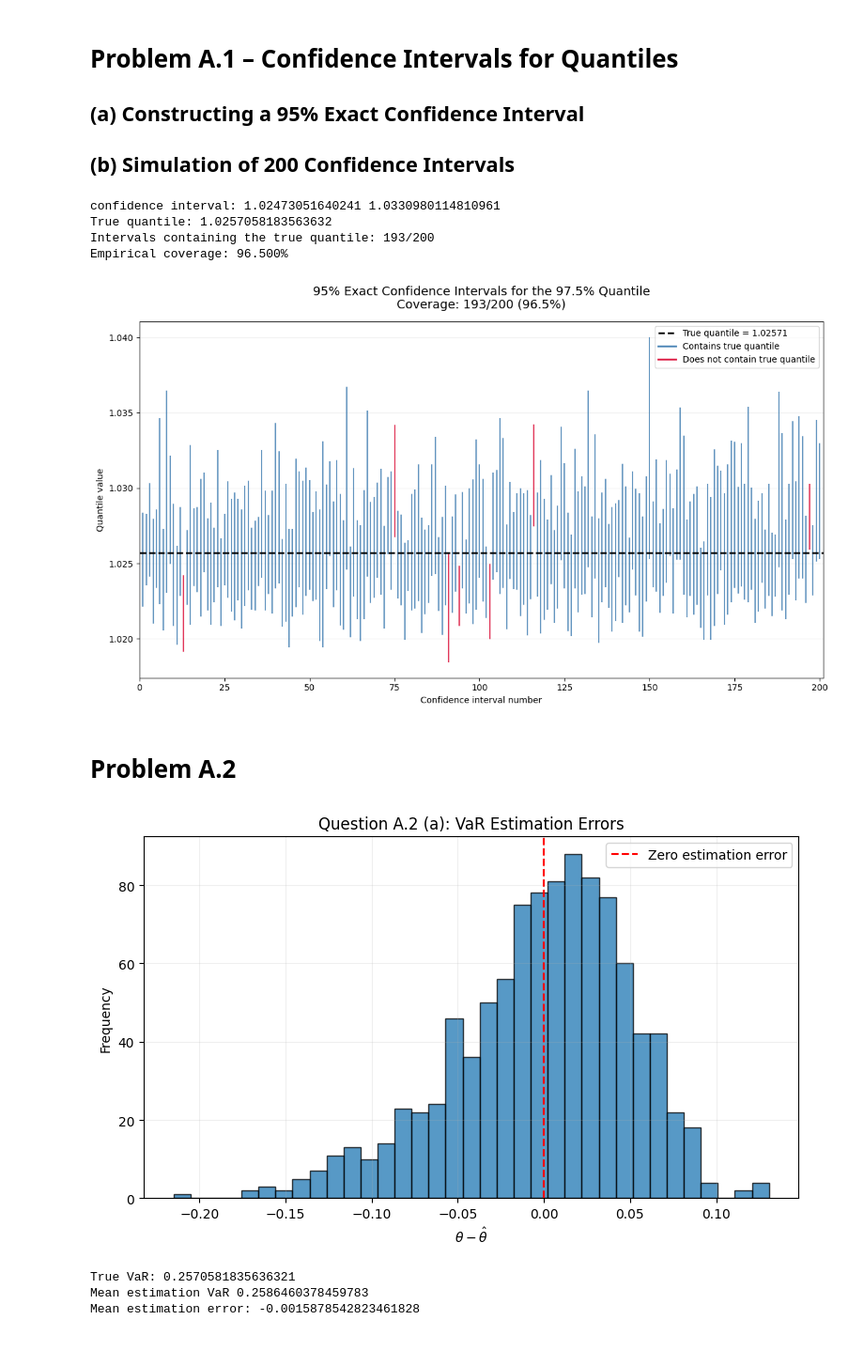
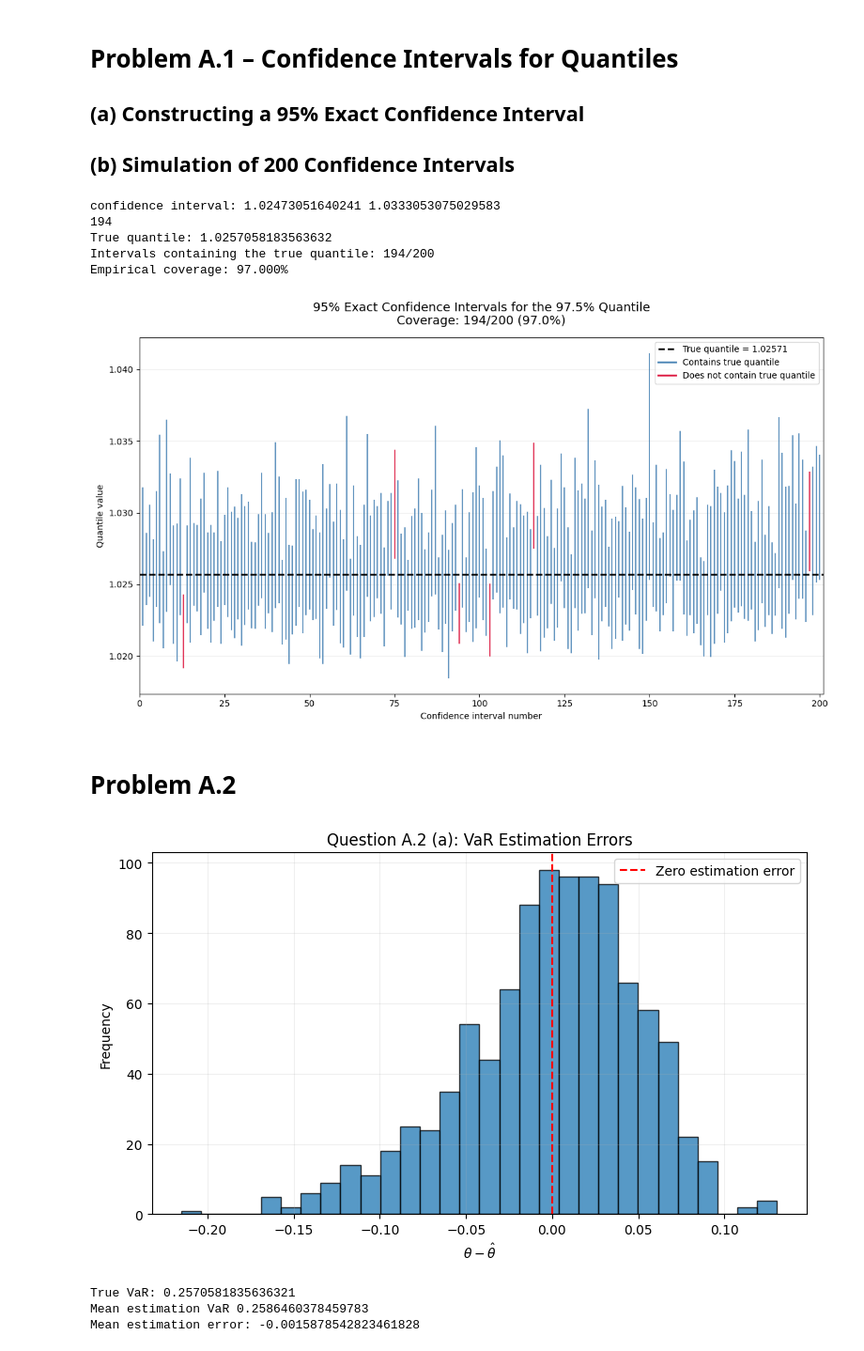
Before and after one commit to tom-fritzdorf/Risk-managment, a Jupyter notebook: Projekt1_Tom.ipynb, the cells around one changed output. Shown at 94% size. Drawn from its saved outputs; the diff is of its cells as text; code cells hidden in the pictures.

```diff
--- a/Projekt1_Tom.ipynb
+++ b/Projekt1_Tom.ipynb
@@ -26,7 +26,9 @@ q = 0.95
 np.random.seed(37)
 
 theta_true = t.ppf(p, df=nu, loc=mu, scale=sigma)
-
+#Find the smallest index y where P(Y>y) > a
+j1 = n - int(binom.ppf( (1+q)/2, n, 1-p ))
+j2 = n - int(binom.ppf( (1-q)/2, n, 1-p )) + 1
 
 def confint(k):
     x_lower_list = []
@@ -35,13 +37,8 @@ def confint(k):
         x_samples = t.rvs(df=nu, loc=mu, scale=sigma, size=n)
         x_sorted = np.sort(x_samples)
 
-        #Find the smallest index y where P(Y>y) > a
-        j1 = n - int(binom.ppf( (1+q)/2, n, 1-p ))
-        j2 = n - int(binom.ppf( (1-q)/2, n, 1-p ))
-
         x_lower_list.append(x_sorted[j1-1])
         x_upper_list.append(x_sorted[j2-1])
-
 
     return x_lower_list, x_upper_list
 
@@ -63,7 +60,8 @@ for c in contains:
         count += 1
     else:
         pass
-
+count1 = sum(contains)
+print(count1)
 print(f"True quantile: {theta_true}")
 print(f"Intervals containing the true quantile: {count}/{k}")
 print(f"Empirical coverage: {count/k:.3%}")
@@ -107,11 +105,12 @@ ax.legend(loc="best")
 plt.tight_layout()
 plt.show()
 # %% [output]
-confidence interval: 1.02473051640241 1.0330980114810961
+confidence interval: 1.02473051640241 1.0333053075029583
+194
 True quantile: 1.0257058183563632
-Intervals containing the true quantile: 193/200
-Empirical coverage: 96.500%
+Intervals containing the true quantile: 194/200
+Empirical coverage: 97.000%
-[figure, old version]
+[figure, new version]
 # %% [markdown]
 # Problem A.2
 # %%
@@ -133,35 +132,35 @@ theta_true = -V0 * (t.ppf(a, df=nu, loc=mu, scale=sigma) - 1)
 error_list = []
 estimate_list = []
 for i in range(N):
 
     R = t.rvs(df=nu, loc=mu, scale=sigma, size=n)
 
     X = V0 * (R - 1)
     L = -X
     theta_est = np.quantile(L, p, method = "inverted_cdf")
 
 
     error_list.append(float(theta_true - theta_est))
 
     estimate_list.append(theta_est)
 
 
 
 plt.figure(figsize=(9, 5))
-plt.hist(error_list, bins=35, edgecolor="black", alpha=0.75)
+plt.hist(error_list, bins=30, edgecolor="black", alpha=0.75)
 plt.axvline(0, color="red", linestyle="--", label="Zero estimation error")
 plt.xlabel(r"$\theta - \hat{\theta}$")
 plt.ylabel("Frequency")
 plt.title("Question A.2 (a): VaR Estimation Errors")
 plt.legend()
 plt.grid(alpha=0.2)
 plt.show()
 
 print("True VaR:", theta_true)
 print("Mean estimation VaR", np.mean(estimate_list))
 print("Mean estimation error:", np.mean(error_list))
 # %% [output]
-[figure, old version]
+[figure, new version]
 True VaR: 0.2570581835636321
 Mean estimation VaR 0.2586460378459783
 Mean estimation error: -0.0015878542823461828
```
Also changed, not shown: parts of 3 cells of this notebook.
